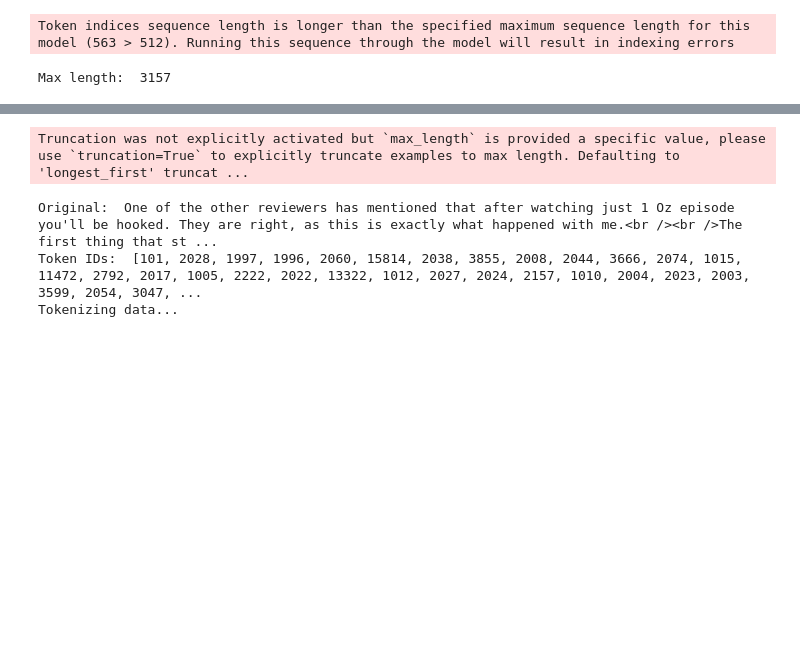
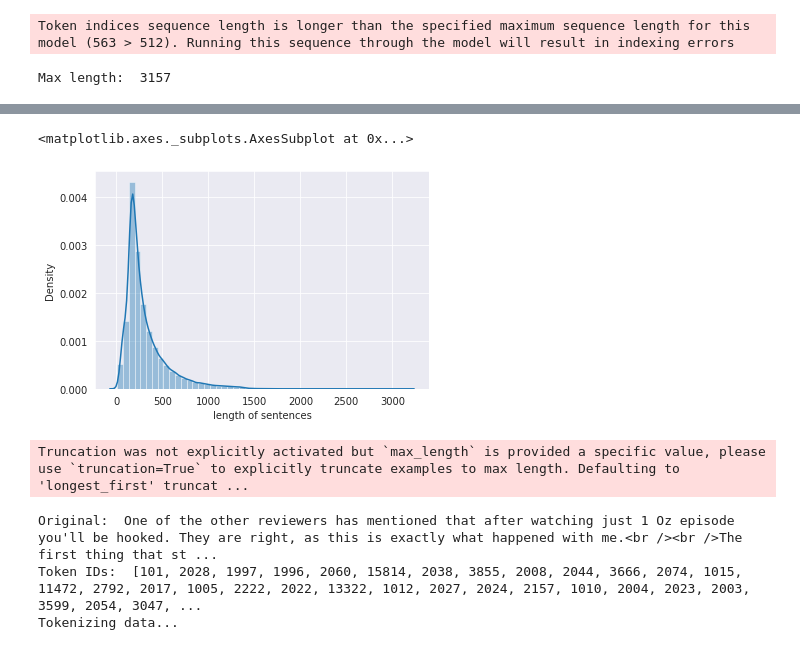
Before and after one commit to sdtalaviya/masters_research, a Jupyter notebook: fine-tuning-bert-for-sentiment-analysis.ipynb, the cells around one changed output, grey strips where cells are left out. Saved outputs shown, nothing was run; the diff lists cells and outputs as text; code cells hidden in the pictures; blank space fills up the shorter version.

```diff
--- a/fine-tuning-bert-for-sentiment-analysis.ipynb
+++ b/fine-tuning-bert-for-sentiment-analysis.ipynb
@@ -235 +241,14 @@ Max length:  3157
+# %%
+from collections import Counter
+import pandas
+import seaborn as sns
+
+sns.set_style('darkgrid')
+sns.distplot(seq_len, axlabel='length of sentences')
+# df = pd.DataFrame({'freq': seq_len})
+# df.groupby('freq', as_index=False).size().plot(kind='bar')
+# plt.show()
+# %% [output]
+<matplotlib.axes._subplots.AxesSubplot at 0x...>
+[figure, added]
 # %%
```
Also changed, not shown: parts of 16 cells of this notebook.
